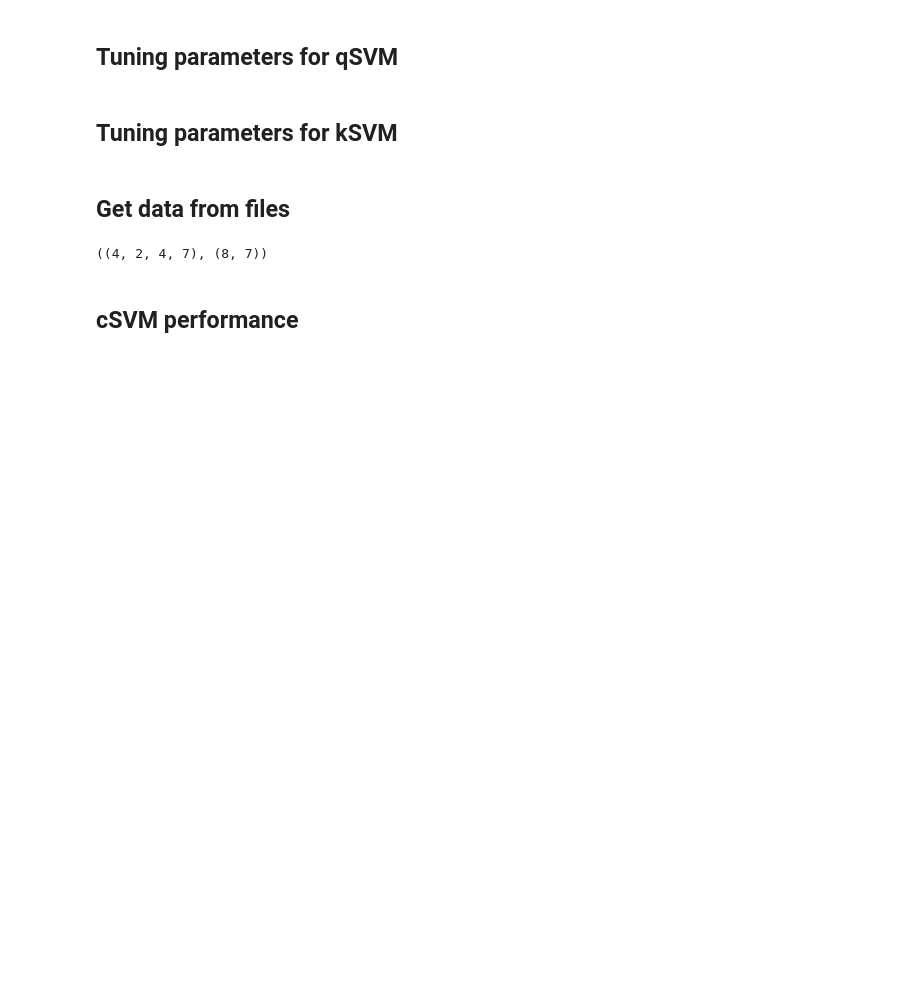
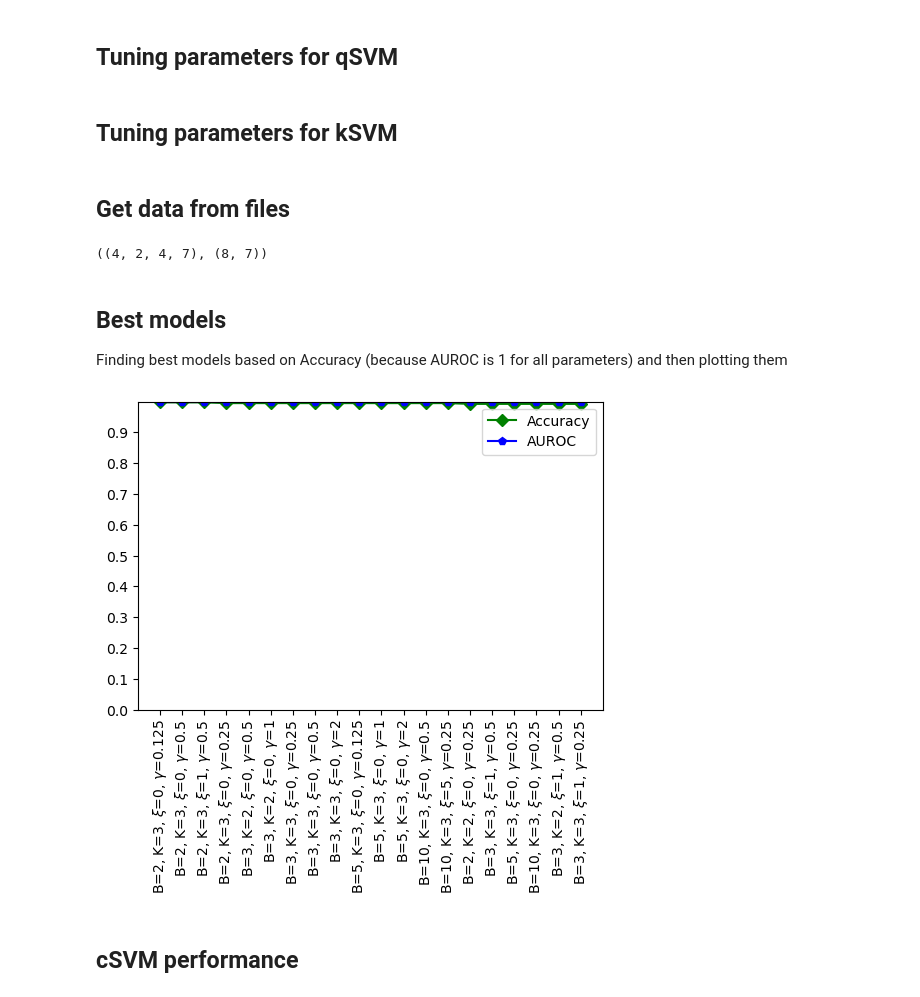
Before and after one commit to Freddo242/ResearchProjectRepo, a Jupyter notebook: Main/setosa-versicolor_analysis.ipynb, the cells around one changed output. Cells and saved outputs as stored; diff of their text form; code cells hidden in the pictures; blank space fills up the shorter version.

```diff
--- a/Main/setosa-versicolor_analysis.ipynb
+++ b/Main/setosa-versicolor_analysis.ipynb
@@ -73,6 +74,20 @@ if read_from_files:
 qSVM_accuracy.shape, cSVM_accuracy.shape
 # %% [output]
 ((4, 2, 4, 7), (8, 7))
+# %% [markdown]
+## Best models
+Finding best models based on Accuracy (because AUROC is 1 for all parameters) and then plotting them
+# %%
+
+val_list = [B_values, K_values, R_values, gamma_values]
+model_indices = af.find_best(qSVM_accuracy, 20)
+top_models = [af.get_params(val_list, model_indices[i]) for i in range(len(model_indices))]
+top_model_acc = [qSVM_accuracy[index] for index in model_indices]
+top_model_auc = [qSVM_auroc[index] for index in model_indices]
+# %%
+af.plot_top_models(top_models, top_model_acc, top_model_auc)
+# %% [output]
+[figure, added]
 # %% [markdown]
 ## cSVM performance
 # %%
```
Also changed, not shown: parts of 12 cells of this notebook, 3 other files.
